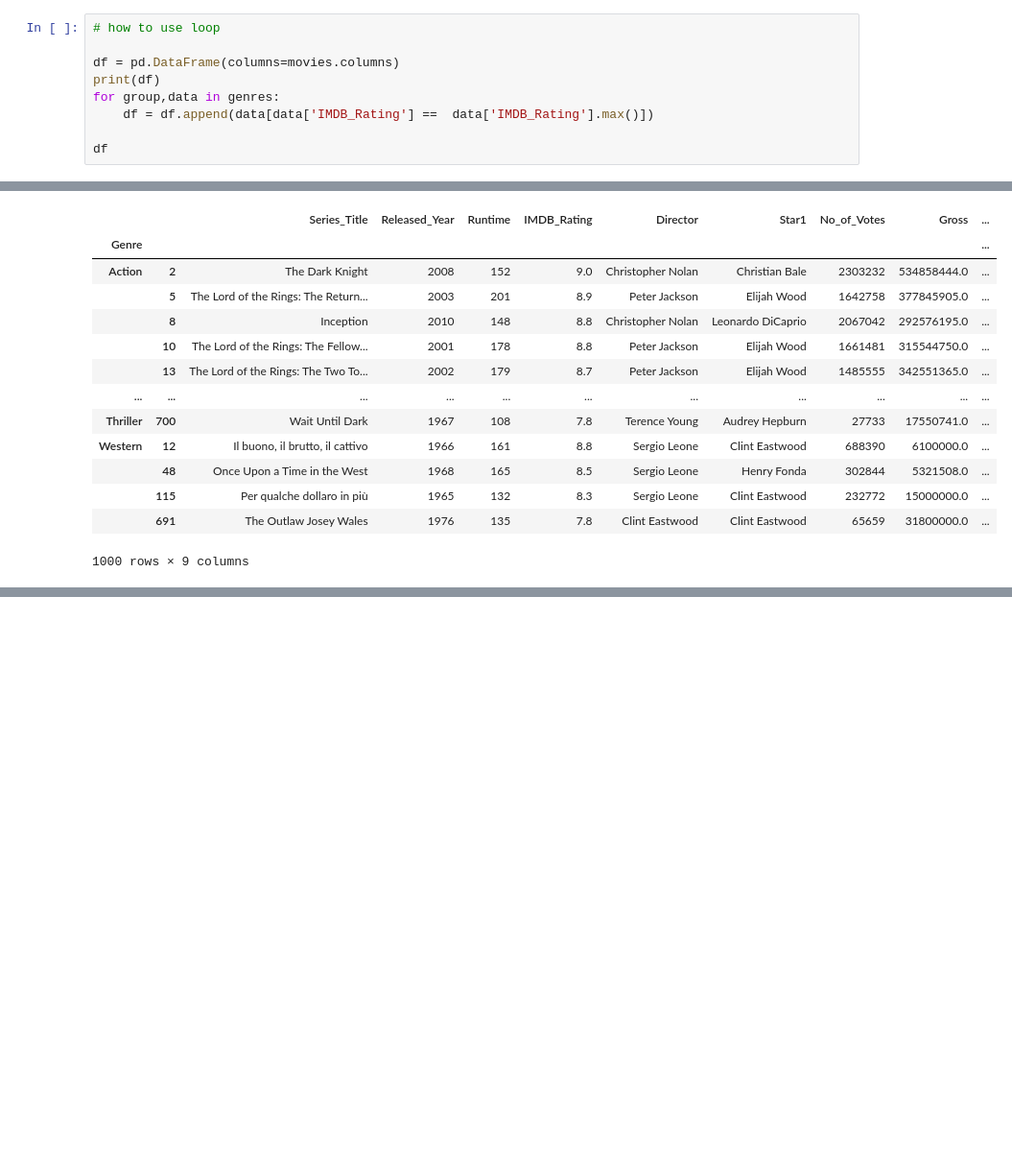
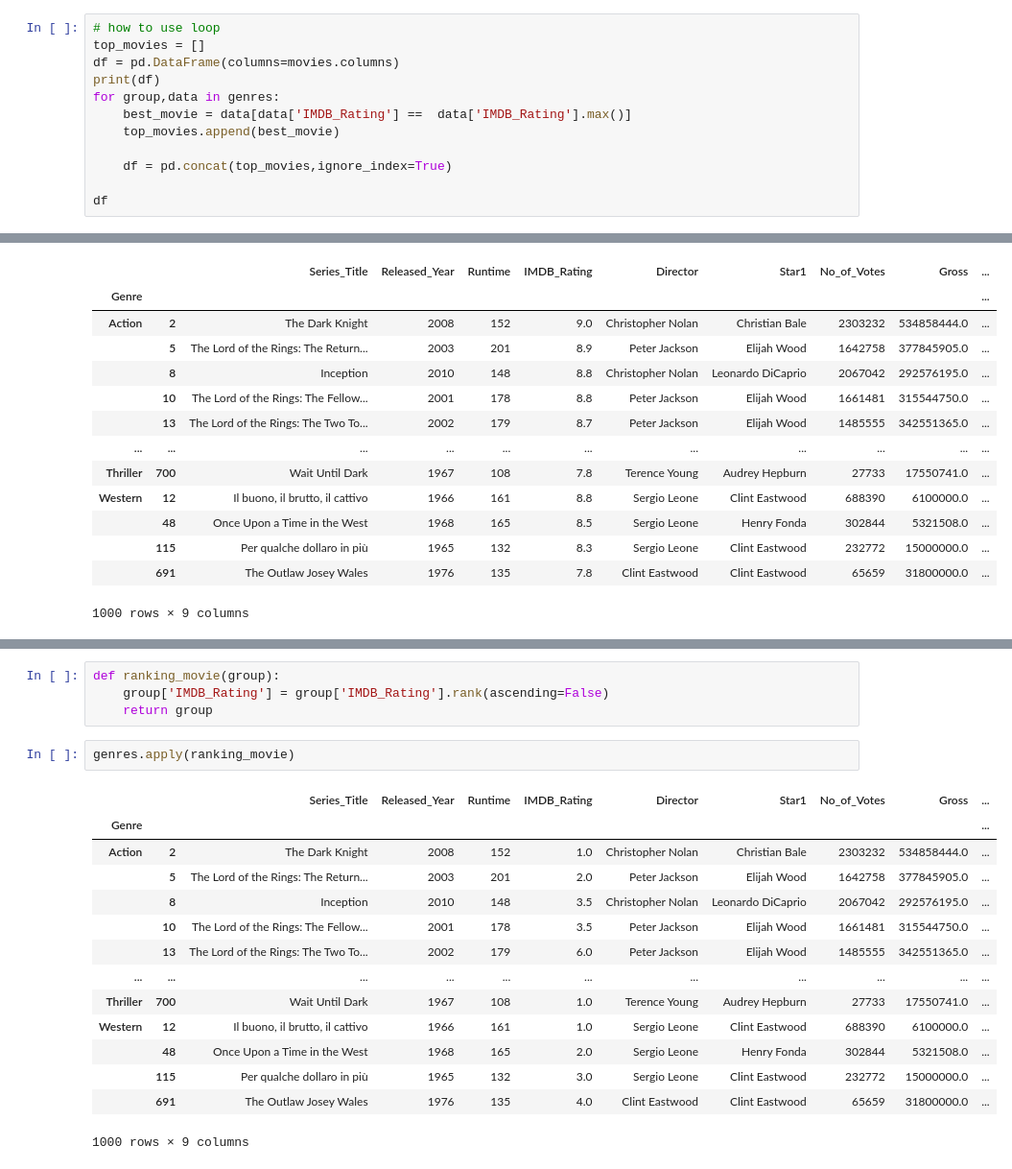
Before and after one commit to nandankaryash0-star/The_Pyhons_library, a Jupyter notebook: Panda3.ipynb, the cells around one changed output, grey strips where cells are left out. Shown at 96% size. Drawn from its saved outputs; the diff is of its cells as text; blank space fills up the shorter version.

```diff
--- a/Panda3.ipynb
+++ b/Panda3.ipynb
@@ -582,11 +582,14 @@ genres.nunique()
 | Western | 4 | 4 | 4 | 4 | 2 | 2 | 4 | 4 | 4 |
 # %%
 # how to use loop
-
+top_movies = []
 df = pd.DataFrame(columns=movies.columns)
 print(df)
 for group,data in genres:
-    df = df.append(data[data['IMDB_Rating'] ==  data['IMDB_Rating'].max()])
+    best_movie = data[data['IMDB_Rating'] ==  data['IMDB_Rating'].max()]
+    top_movies.append(best_movie)
+
+    df = pd.concat(top_movies,ignore_index=True)
 
 df
 # %% [output]
@@ -676,0 +719,21 @@ genres.apply(foo)
+# %%
+def ranking_movie(group):
+    group['IMDB_Rating'] = group['IMDB_Rating'].rank(ascending=False)
+    return group
+# %%
+genres.apply(ranking_movie)
+# %% [output]
+|  |  | Series_Title | Released_Year | Runtime | IMDB_Rating | Director | Star1 | No_of_Votes | Gross | ... |
+| Genre |  |  |  |  |  |  |  |  |  | ... |
+| Action | 2 | The Dark Knight | 2008 | 152 | 1.0 | Christopher Nolan | Christian Bale | 2303232 | 534858444.0 | ... |
+|  | 5 | The Lord of the Rings: The Return... | 2003 | 201 | 2.0 | Peter Jackson | Elijah Wood | 1642758 | 377845905.0 | ... |
+|  | 8 | Inception | 2010 | 148 | 3.5 | Christopher Nolan | Leonardo DiCaprio | 2067042 | 292576195.0 | ... |
+|  | 10 | The Lord of the Rings: The Fellow... | 2001 | 178 | 3.5 | Peter Jackson | Elijah Wood | 1661481 | 315544750.0 | ... |
+|  | 13 | The Lord of the Rings: The Two To... | 2002 | 179 | 6.0 | Peter Jackson | Elijah Wood | 1485555 | 342551365.0 | ... |
+| ... | ... | ... | ... | ... | ... | ... | ... | ... | ... | ... |
+| Thriller | 700 | Wait Until Dark | 1967 | 108 | 1.0 | Terence Young | Audrey Hepburn | 27733 | 17550741.0 | ... |
+| Western | 12 | Il buono, il brutto, il cattivo | 1966 | 161 | 1.0 | Sergio Leone | Clint Eastwood | 688390 | 6100000.0 | ... |
+|  | 48 | Once Upon a Time in the West | 1968 | 165 | 2.0 | Sergio Leone | Henry Fonda | 302844 | 5321508.0 | ... |
+|  | 115 | Per qualche dollaro in più | 1965 | 132 | 3.0 | Sergio Leone | Clint Eastwood | 232772 | 15000000.0 | ... |
+|  | 691 | The Outlaw Josey Wales | 1976 | 135 | 4.0 | Clint Eastwood | Clint Eastwood | 65659 | 31800000.0 | ... |
+1000 rows × 9 columns
```
Also changed, not shown: parts of 7 cells of this notebook.
